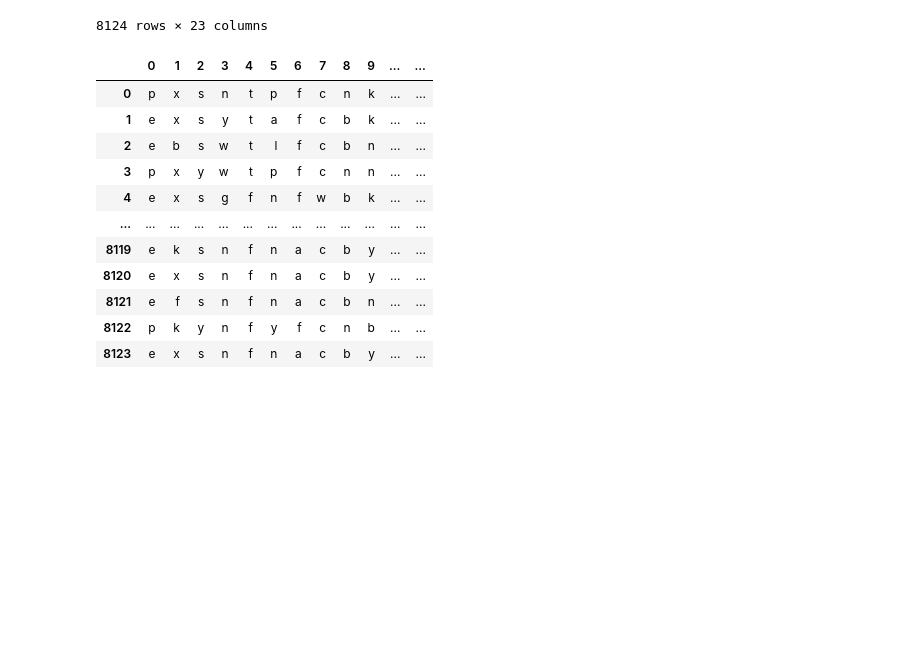
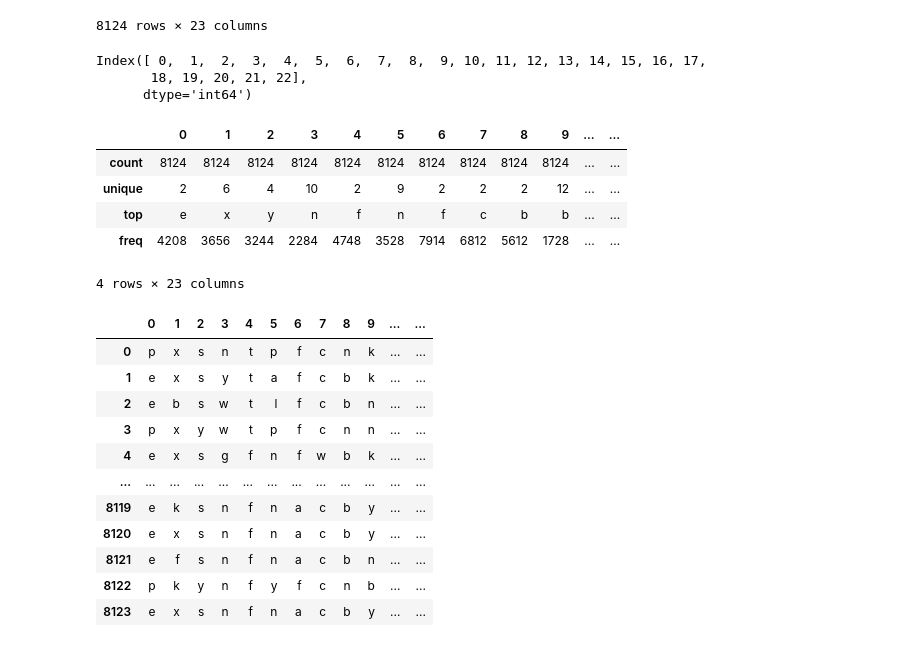
Before and after one commit to whfu13/medical1, a Jupyter notebook: m0520/m0520_04.ipynb, the cells around one changed output. Saved outputs shown, nothing was run; the diff lists cells and outputs as text; code cells hidden in the pictures; blank space fills up the shorter version.

```diff
--- a/m0520/m0520_04.ipynb
+++ b/m0520/m0520_04.ipynb
@@ -38,6 +38,21 @@ df
 | 8122 | p | k | y | n | f | y | f | c | n | b | ... | ... |
 | 8123 | e | x | s | n | f | n | a | c | b | y | ... | ... |
 8124 rows × 23 columns
+# %%
+df.columns
+# %% [output]
+Index([ 0,  1,  2,  3,  4,  5,  6,  7,  8,  9, 10, 11, 12, 13, 14, 15, 16, 17,
+       18, 19, 20, 21, 22],
+      dtype='int64')
+# %%
+df.describe()
+# %% [output]
+|  | 0 | 1 | 2 | 3 | 4 | 5 | 6 | 7 | 8 | 9 | ... | ... |
+| count | 8124 | 8124 | 8124 | 8124 | 8124 | 8124 | 8124 | 8124 | 8124 | 8124 | ... | ... |
+| unique | 2 | 6 | 4 | 10 | 2 | 9 | 2 | 2 | 2 | 12 | ... | ... |
+| top | e | x | y | n | f | n | f | c | b | b | ... | ... |
+| freq | 4208 | 3656 | 3244 | 2284 | 4748 | 3528 | 7914 | 6812 | 5612 | 1728 | ... | ... |
+4 rows × 23 columns
 # %%
 df.iloc[:,:23]
 # %% [output]
```
Also changed, not shown: 6 other files.
